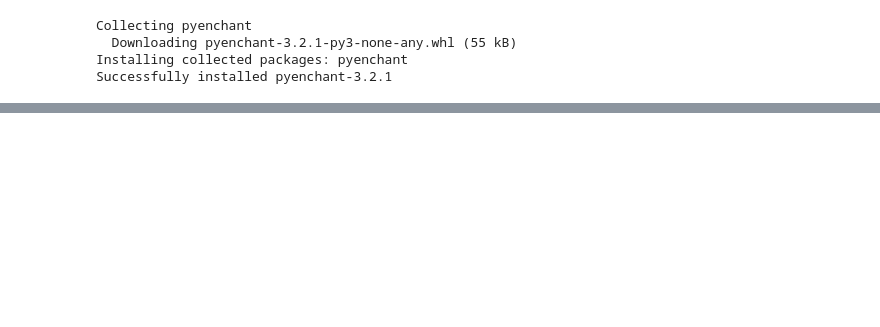
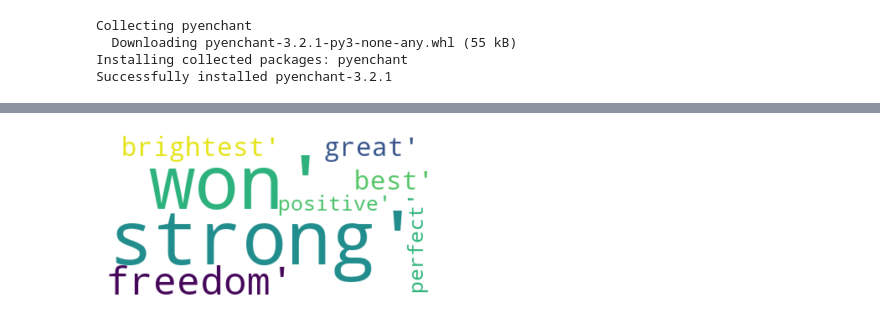
Before and after one commit to NaomiMH/Informaci-n_Act2, a Jupyter notebook: Comments_Reddit.ipynb, the cells around one changed output, grey strips where cells are left out. Cells and saved outputs as stored; diff of their text form; code cells hidden in the pictures; blank space fills up the shorter version.

```diff
--- a/Comments_Reddit.ipynb
+++ b/Comments_Reddit.ipynb
@@ -159,0 +221,9 @@ OptionError: ignored
+# %%
+positive_words= list(df.loc[df['label']==1].words)
+positive_freq= FreqDist(positive_words)
+pos_freq= positive_freq.most_common(20)
+print(df_positive_negative.label.value_counts())
+pos_words= [str(p) for p in pos_freq]
+pos_words_string=" , ".join(pos_words)
+
+pos_freq
@@ -159,0 +241,10 @@ OptionError: ignored
+# %%
+from wordcloud import WordCloud
+import matplotlib.pyplot as plt
+
+wordcloud_positive=WordCloud(background_color='white').generate(pos_words_string)
+plt.imshow(wordcloud_positive, interpolation='bilinear')
+plt.axis("off")
+plt.show()
+# %% [output]
+[figure, added]
```
Also changed, not shown: parts of 22 cells of this notebook.
